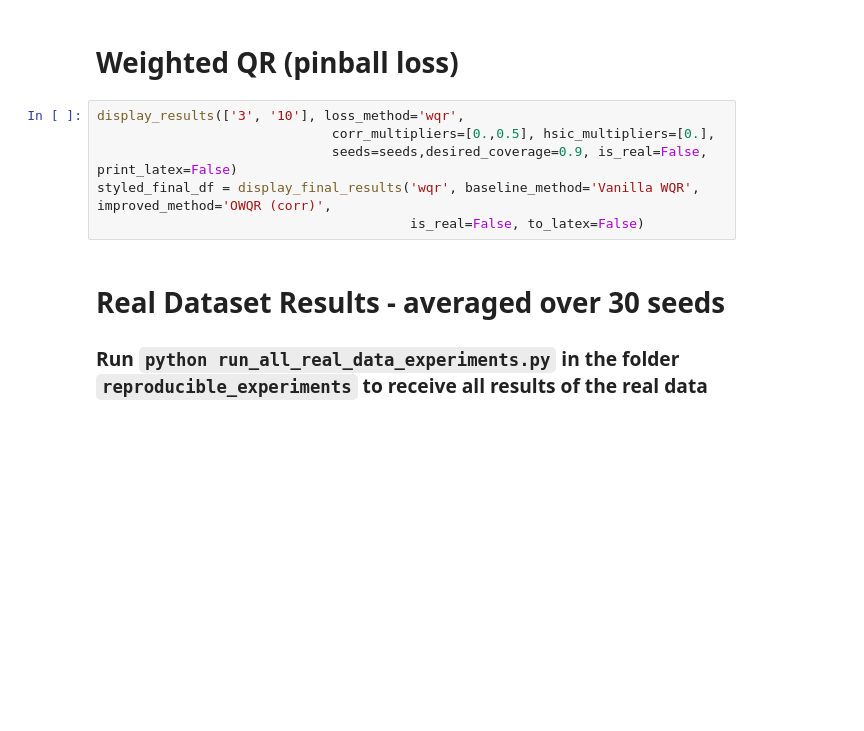
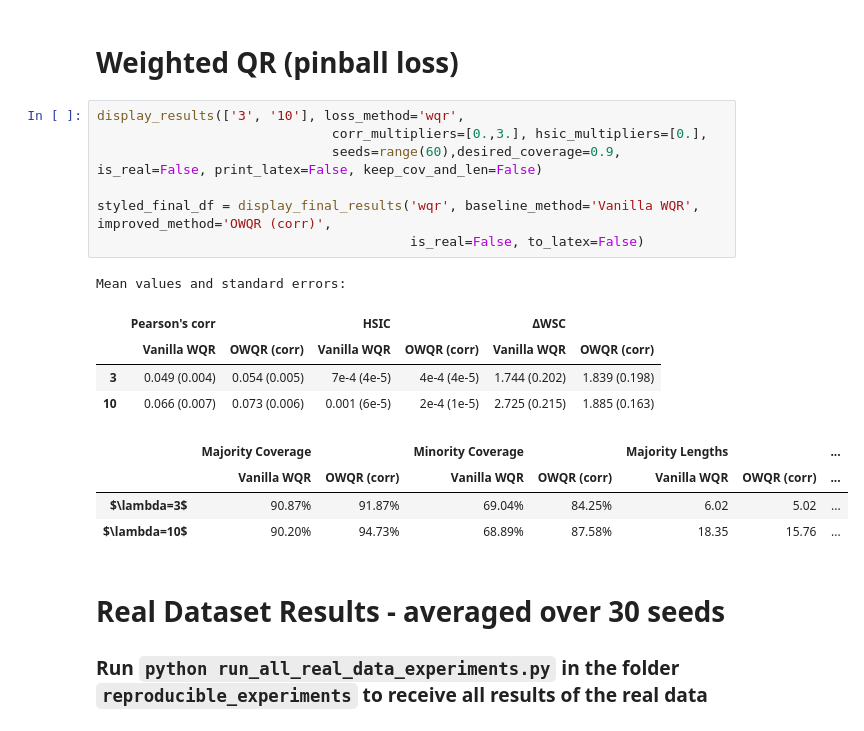
Before and after one commit to Shai128/oqr, a Jupyter notebook: display_results.ipynb, the cells around one changed output. Cells and saved outputs as stored; diff of their text form; blank space fills up the shorter version.

```diff
--- a/display_results.ipynb
+++ b/display_results.ipynb
@@ -124,10 +127,21 @@ styled_final_df = display_final_results('int', 'Vanilla QR', 'OQR (corr)', is_re
 # Weighted QR (pinball loss)
 # %%
 display_results(['3', '10'], loss_method='wqr',
-                              corr_multipliers=[0.,0.5], hsic_multipliers=[0.],
-                              seeds=seeds,desired_coverage=0.9, is_real=False, print_latex=False)
+                              corr_multipliers=[0.,3.], hsic_multipliers=[0.],
+                              seeds=range(60),desired_coverage=0.9, is_real=False, print_latex=False, keep_cov_and_len=False)
+
 styled_final_df = display_final_results('wqr', baseline_method='Vanilla WQR', improved_method='OWQR (corr)',
                                         is_real=False, to_latex=False)
+# %% [output]
+Mean values and standard errors:
+|  | Pearson's corr |  | HSIC |  | ΔWSC |  |
+|  | Vanilla WQR | OWQR (corr) | Vanilla WQR | OWQR (corr) | Vanilla WQR | OWQR (corr) |
+| 3 | 0.049 (0.004) | 0.054 (0.005) | 7e-4 (4e-5) | 4e-4 (4e-5) | 1.744 (0.202) | 1.839 (0.198) |
+| 10 | 0.066 (0.007) | 0.073 (0.006) | 0.001 (6e-5) | 2e-4 (1e-5) | 2.725 (0.215) | 1.885 (0.163) |
+|  | Majority Coverage |  | Minority Coverage |  | Majority Lengths |  | ... |
+|  | Vanilla WQR | OWQR (corr) | Vanilla WQR | OWQR (corr) | Vanilla WQR | OWQR (corr) | ... |
+| $\lambda=3$ | 90.87% | 91.87% | 69.04% | 84.25% | 6.02 | 5.02 | ... |
+| $\lambda=10$ | 90.20% | 94.73% | 68.89% | 87.58% | 18.35 | 15.76 | ... |
 # %% [markdown]
 # Real Dataset Results - averaged over 30 seeds
 ### Run `python run_all_real_data_experiments.py` in the folder `reproducible_experiments` to receive all results of the real data
```
Also changed, not shown: parts of 3 cells of this notebook, 4 other files.
